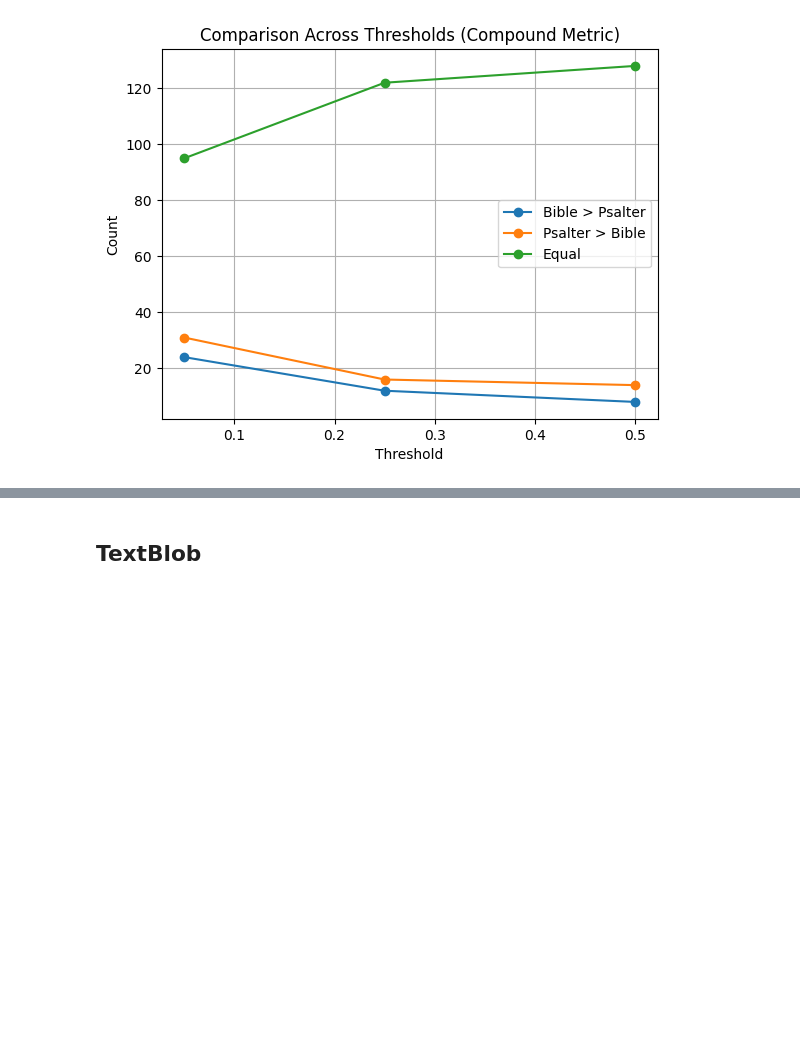
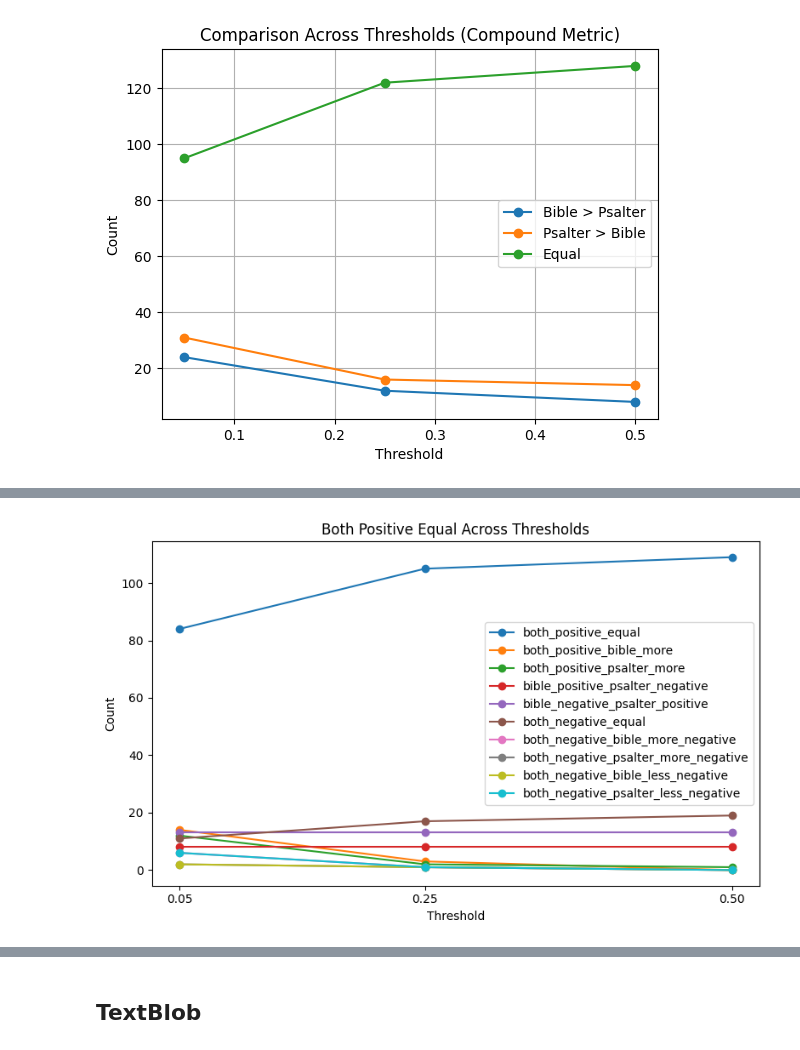
Before and after one commit to cwc09262/psalms-text-comparison, a Jupyter notebook: sentiment_analysis.ipynb, the cells around one changed output, grey strips where cells are left out. Saved outputs shown, nothing was run; the diff lists cells and outputs as text; code cells hidden in the pictures; blank space fills up the shorter version.

```diff
--- a/sentiment_analysis.ipynb
+++ b/sentiment_analysis.ipynb
@@ -476,0 +631,12 @@ plt.show()
+# %%
+all_data = ['both_positive_equal', 'both_positive_bible_more',
+       'both_positive_psalter_more', 'bible_positive_psalter_negative',
+       'bible_negative_psalter_positive', 'both_negative_equal',
+       'both_negative_bible_more_negative',
+       'both_negative_psalter_more_negative',
+       'both_negative_bible_less_negative',
+       'both_negative_psalter_less_negative']
+
+plot_metrics(all_data)
+# %% [output]
+[figure, added]
```
Also changed, not shown: parts of 16 cells of this notebook.
